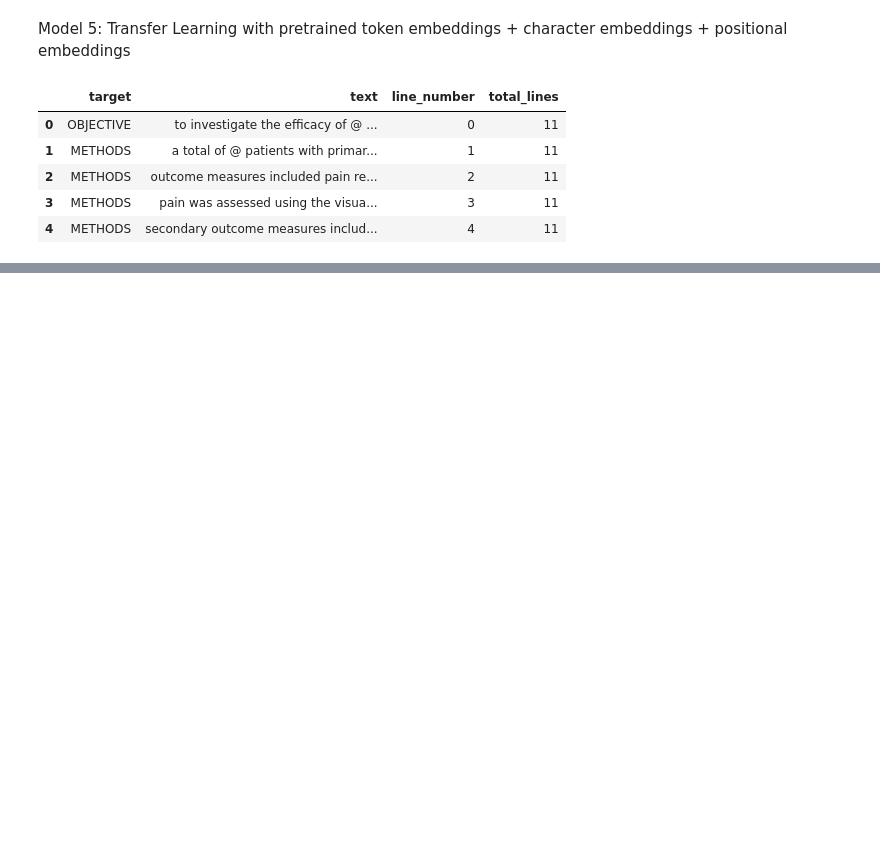
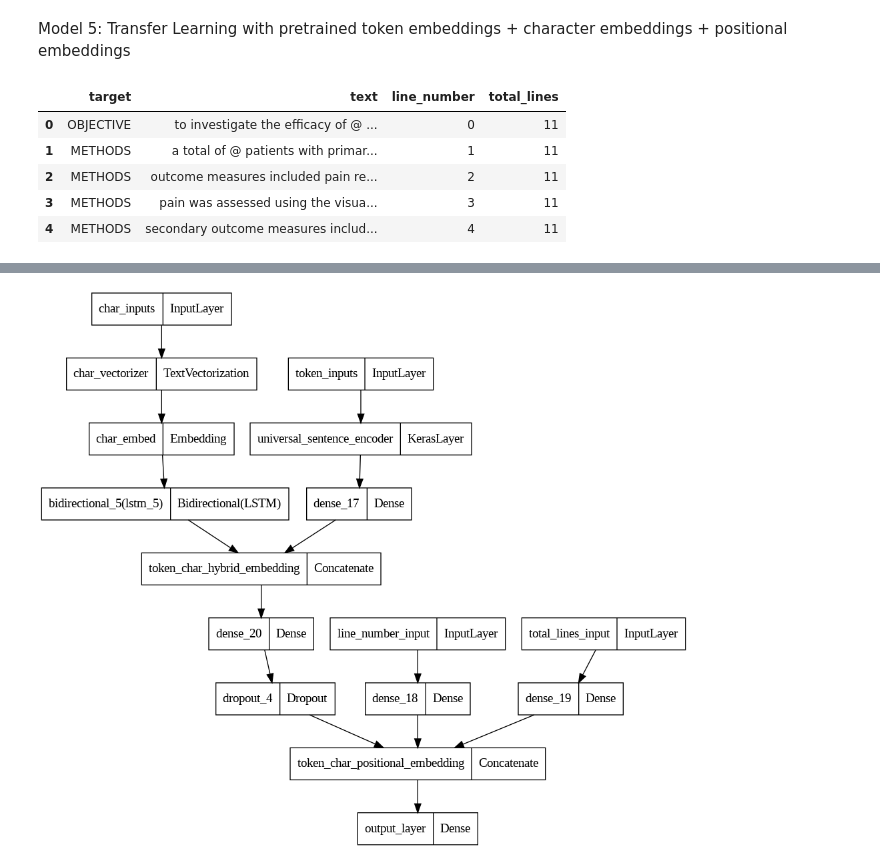
Before and after one commit to KajetanFrackowiak/tensorflow_fundamentals, a Jupyter notebook: 09_SkimLit_nlp_milestone_project_2.ipynb, the cells around one changed output, grey strips where cells are left out. Drawn from its saved outputs; the diff is of its cells as text; code cells hidden in the pictures; blank space fills up the shorter version.

```diff
--- a/09_SkimLit_nlp_milestone_project_2.ipynb
+++ b/09_SkimLit_nlp_milestone_project_2.ipynb
@@ -867,0 +1004,5 @@ train_df.head()
+# %%
+from tensorflow.keras.utils import plot_model
+plot_model(model_4)
+# %% [output]
+[figure, added]
```
Also changed, not shown: parts of 68 cells of this notebook.
